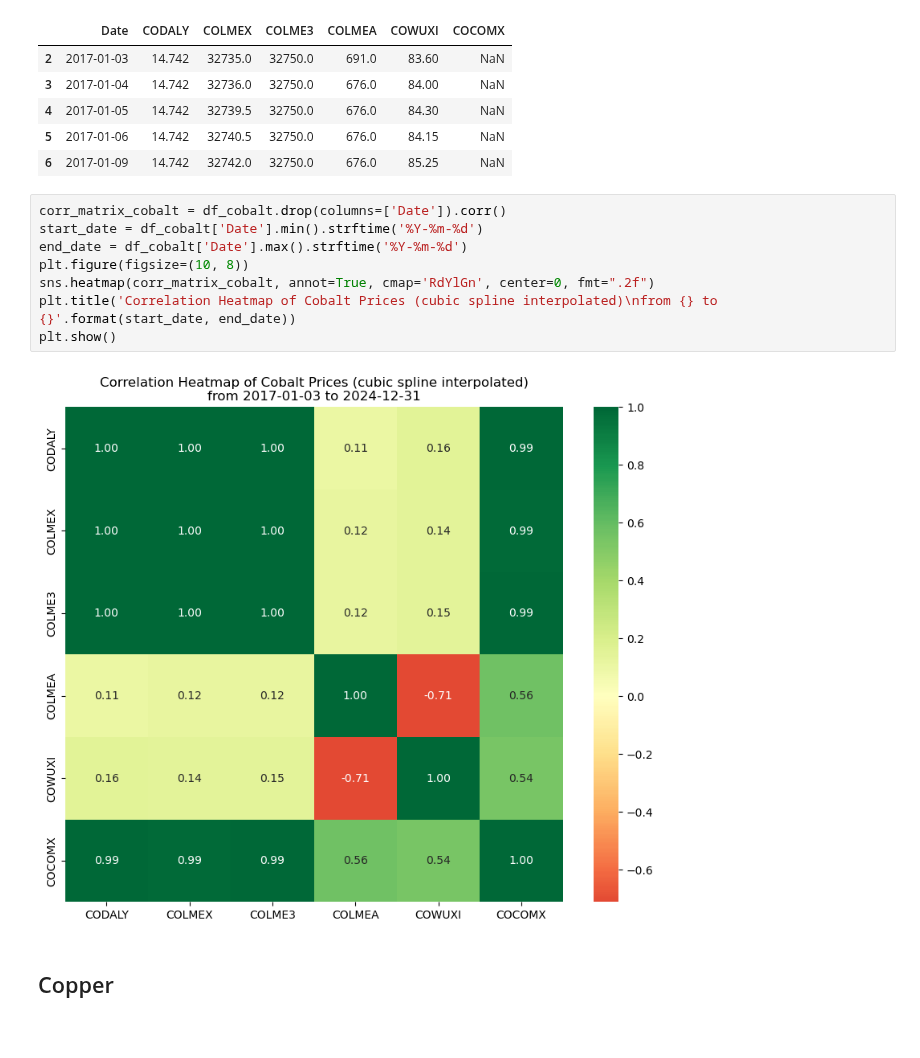
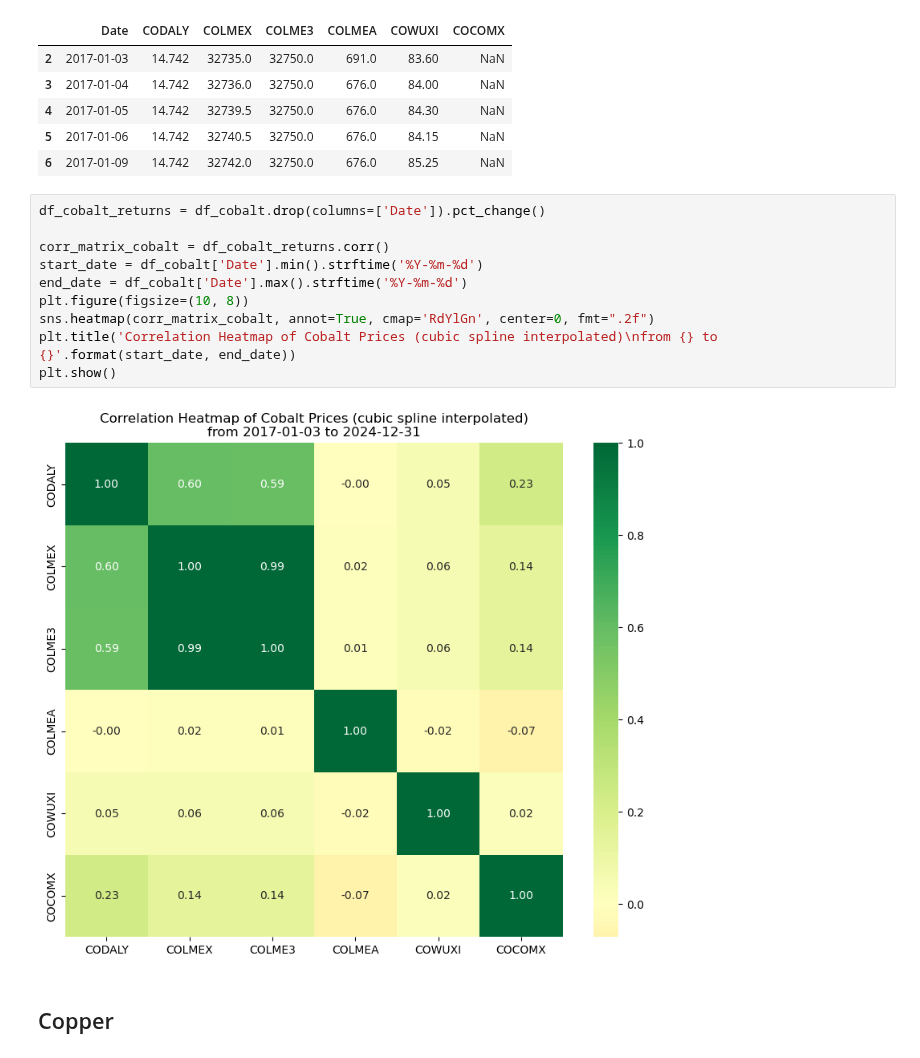
Before and after one commit to Doosheck/metals, a Jupyter notebook: data_overview2.ipynb, the cells around one changed output. Saved outputs shown, nothing was run; the diff lists cells and outputs as text.

```diff
--- a/data_overview2.ipynb
+++ b/data_overview2.ipynb
@@ -72,15 +76,17 @@ df_cobalt.head()
 | 5 | 2017-01-06 | 14.742 | 32740.5 | 32750.0 | 676.0 | 84.15 | NaN |
 | 6 | 2017-01-09 | 14.742 | 32742.0 | 32750.0 | 676.0 | 85.25 | NaN |
 # %%
-corr_matrix_cobalt = df_cobalt.drop(columns=['Date']).corr()
+df_cobalt_returns = df_cobalt.drop(columns=['Date']).pct_change()
+
+corr_matrix_cobalt = df_cobalt_returns.corr()
 start_date = df_cobalt['Date'].min().strftime('%Y-%m-%d')
 end_date = df_cobalt['Date'].max().strftime('%Y-%m-%d')
 plt.figure(figsize=(10, 8))
 sns.heatmap(corr_matrix_cobalt, annot=True, cmap='RdYlGn', center=0, fmt=".2f")
 plt.title('Correlation Heatmap of Cobalt Prices (cubic spline interpolated)\nfrom {} to {}'.format(start_date, end_date))
 plt.show()
 # %% [output]
-[figure, old version]
+[figure, new version]
 # %% [markdown]
 ## Copper
 # %%
```
Also changed, not shown: parts of 5 cells of this notebook, 1 other file.
